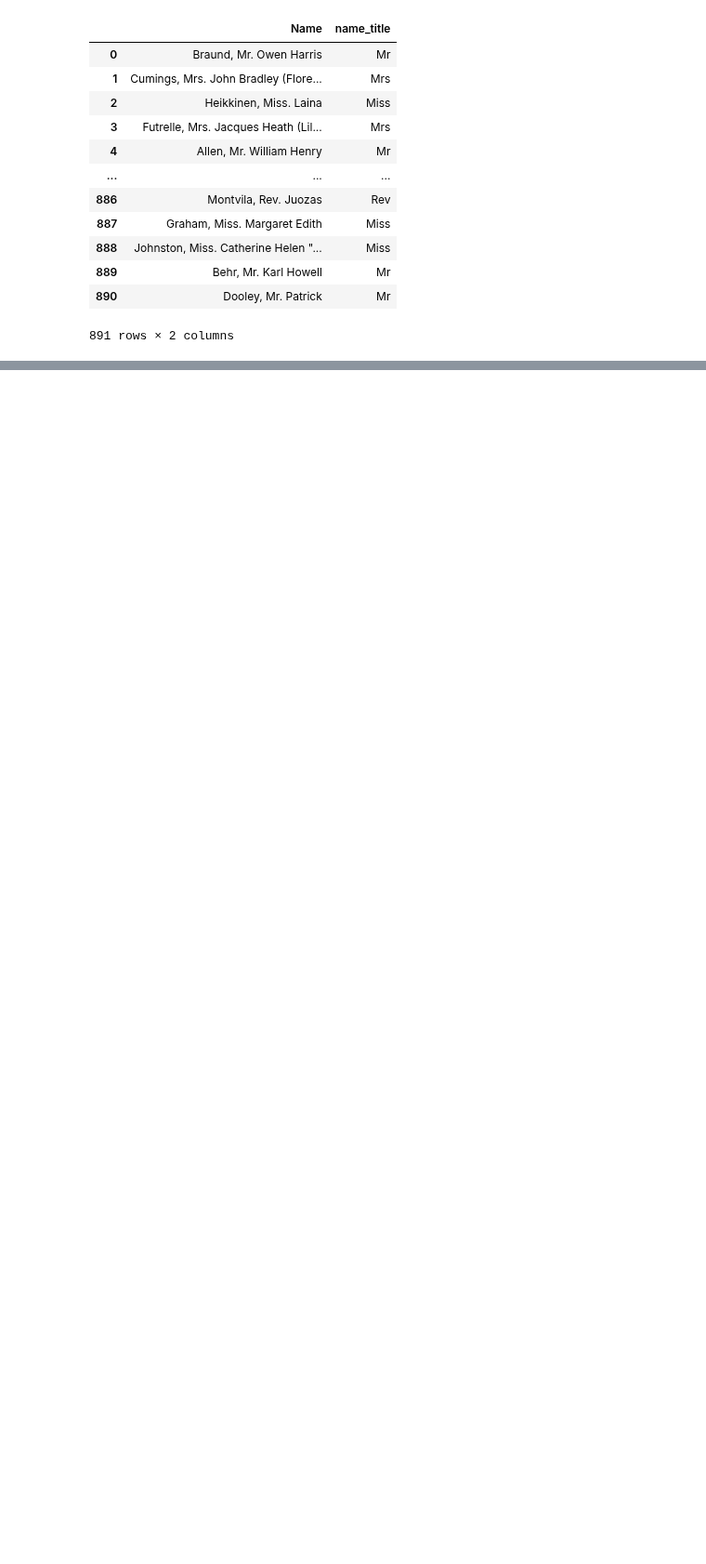
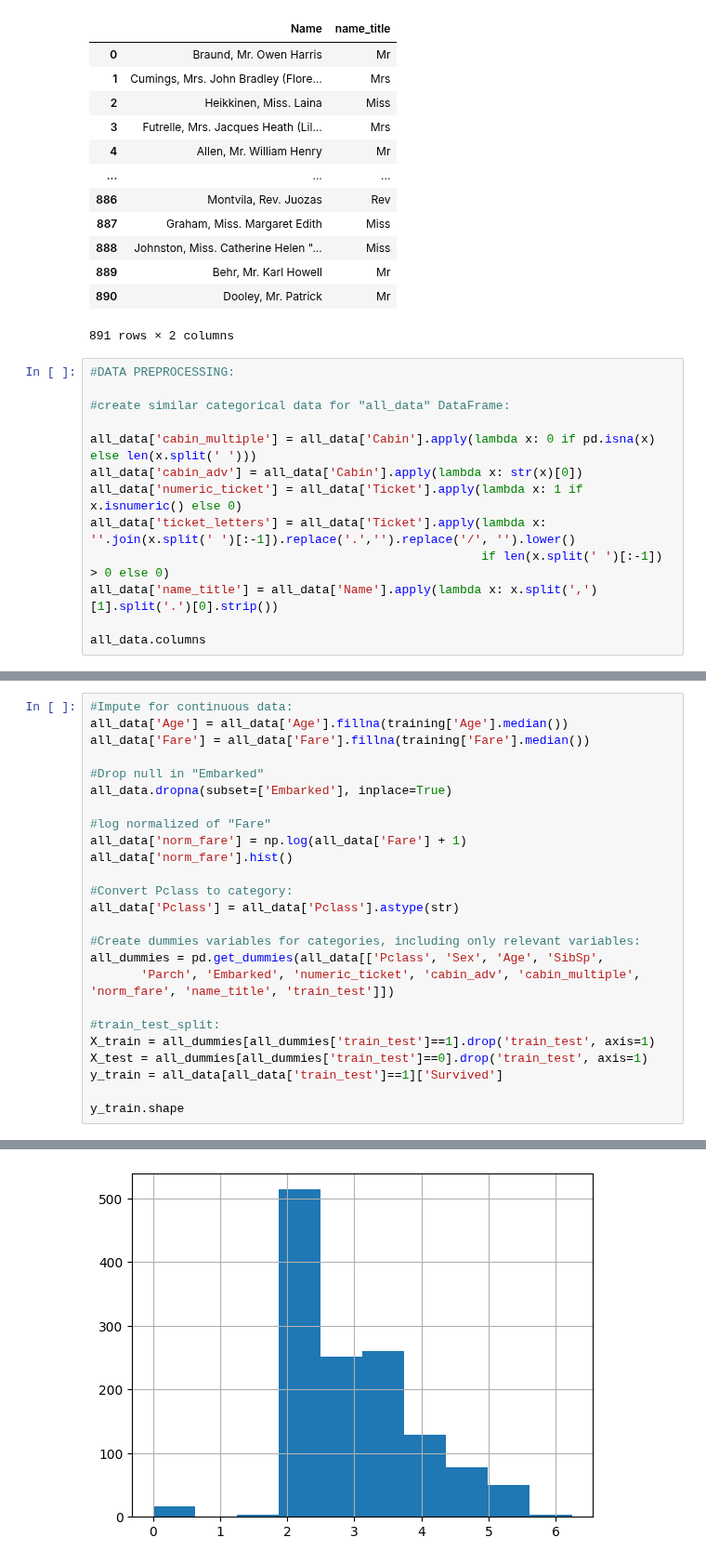
Before and after one commit to huanrafa/ProjectPracticing, a Jupyter notebook: Titanic - Machine Learning from Disaster/Titanic project.ipynb, the cells around one changed output, grey strips where cells are left out. Shown at 93% size. Drawn from its saved outputs; the diff is of its cells as text; blank space fills up the shorter version.

```diff
--- a/Titanic - Machine Learning from Disaster/Titanic project.ipynb
+++ b/Titanic - Machine Learning from Disaster/Titanic project.ipynb
@@ -310,3 +305,16 @@ Name: count, dtype: int64
 | 889 | Behr, Mr. Karl Howell | Mr |
 | 890 | Dooley, Mr. Patrick | Mr |
 891 rows × 2 columns
+# %%
+#DATA PREPROCESSING:
+
+#create similar categorical data for "all_data" DataFrame:
+
+all_data['cabin_multiple'] = all_data['Cabin'].apply(lambda x: 0 if pd.isna(x) else len(x.split(' ')))
+all_data['cabin_adv'] = all_data['Cabin'].apply(lambda x: str(x)[0])
+all_data['numeric_ticket'] = all_data['Ticket'].apply(lambda x: 1 if x.isnumeric() else 0)
+all_data['ticket_letters'] = all_data['Ticket'].apply(lambda x: ''.join(x.split(' ')[:-1]).replace('.','').replace('/', '').lower()
+                                                      if len(x.split(' ')[:-1]) > 0 else 0)
+all_data['name_title'] = all_data['Name'].apply(lambda x: x.split(',')[1].split('.')[0].strip())
+
+all_data.columns
@@ -312,0 +327,26 @@ Name: count, dtype: int64
+# %%
+#Impute for continuous data:
+all_data['Age'] = all_data['Age'].fillna(training['Age'].median())
+all_data['Fare'] = all_data['Fare'].fillna(training['Fare'].median())
+
+#Drop null in "Embarked"
+all_data.dropna(subset=['Embarked'], inplace=True)
+
+#log normalized of "Fare"
+all_data['norm_fare'] = np.log(all_data['Fare'] + 1)
+all_data['norm_fare'].hist()
+
+#Convert Pclass to category:
+all_data['Pclass'] = all_data['Pclass'].astype(str)
+
+#Create dummies variables for categories, including only relevant variables:
+all_dummies = pd.get_dummies(all_data[['Pclass', 'Sex', 'Age', 'SibSp',
+       'Parch', 'Embarked', 'numeric_ticket', 'cabin_adv', 'cabin_multiple', 'norm_fare', 'name_title', 'train_test']])
+
+#train_test_split:
+X_train = all_dummies[all_dummies['train_test']==1].drop('train_test', axis=1)
+X_test = all_dummies[all_dummies['train_test']==0].drop('train_test', axis=1)
+y_train = all_data[all_data['train_test']==1]['Survived']
+
+y_train.shape
+# %% [output]
@@ -312,0 +354 @@ Name: count, dtype: int64
+[figure, added]
```
Also changed, not shown: parts of 10 cells of this notebook.
